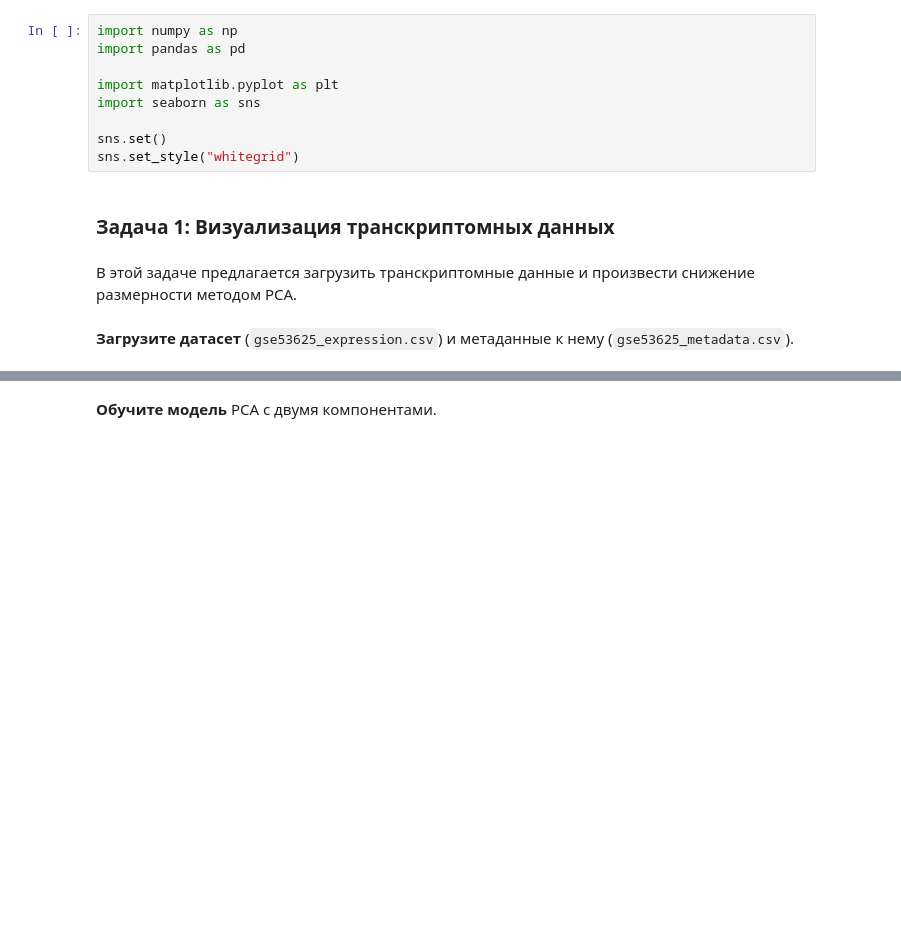
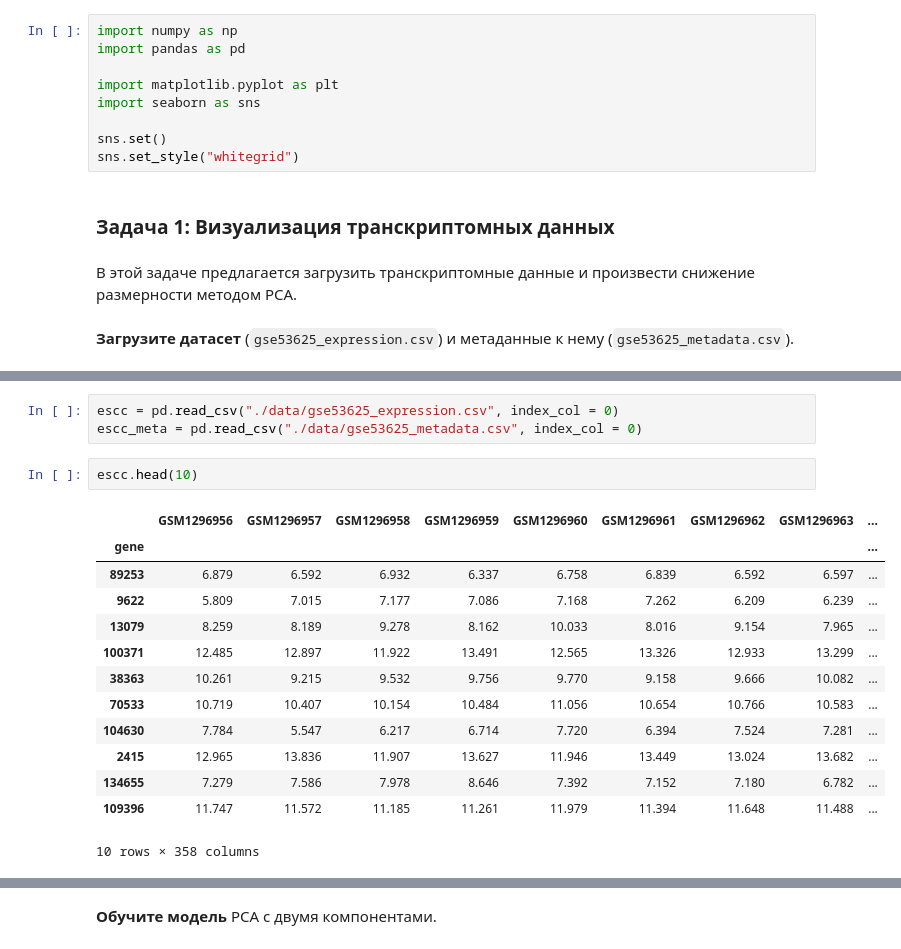
Before and after one commit to Existanze54/sirius-machine-learning-2025, a Jupyter notebook: Seminars/BioInf/S6_DimRed.ipynb, the cells around one changed output, grey strips where cells are left out. Drawn from its saved outputs; the diff is of its cells as text; blank space fills up the shorter version.

```diff
--- a/Seminars/BioInf/S6_DimRed.ipynb
+++ b/Seminars/BioInf/S6_DimRed.ipynb
@@ -26,0 +41,19 @@ sns.set_style("whitegrid")
+# %%
+escc = pd.read_csv("./data/gse53625_expression.csv", index_col = 0)
+escc_meta = pd.read_csv("./data/gse53625_metadata.csv", index_col = 0)
+# %%
+escc.head(10)
+# %% [output]
+|  | GSM1296956 | GSM1296957 | GSM1296958 | GSM1296959 | GSM1296960 | GSM1296961 | GSM1296962 | GSM1296963 | ... |
+| gene |  |  |  |  |  |  |  |  | ... |
+| 89253 | 6.879 | 6.592 | 6.932 | 6.337 | 6.758 | 6.839 | 6.592 | 6.597 | ... |
+| 9622 | 5.809 | 7.015 | 7.177 | 7.086 | 7.168 | 7.262 | 6.209 | 6.239 | ... |
+| 13079 | 8.259 | 8.189 | 9.278 | 8.162 | 10.033 | 8.016 | 9.154 | 7.965 | ... |
+| 100371 | 12.485 | 12.897 | 11.922 | 13.491 | 12.565 | 13.326 | 12.933 | 13.299 | ... |
+| 38363 | 10.261 | 9.215 | 9.532 | 9.756 | 9.770 | 9.158 | 9.666 | 10.082 | ... |
+| 70533 | 10.719 | 10.407 | 10.154 | 10.484 | 11.056 | 10.654 | 10.766 | 10.583 | ... |
+| 104630 | 7.784 | 5.547 | 6.217 | 6.714 | 7.720 | 6.394 | 7.524 | 7.281 | ... |
+| 2415 | 12.965 | 13.836 | 11.907 | 13.627 | 11.946 | 13.449 | 13.024 | 13.682 | ... |
+| 134655 | 7.279 | 7.586 | 7.978 | 8.646 | 7.392 | 7.152 | 7.180 | 6.782 | ... |
+| 109396 | 11.747 | 11.572 | 11.185 | 11.261 | 11.979 | 11.394 | 11.648 | 11.488 | ... |
+10 rows × 358 columns
```
Also changed, not shown: parts of 10 cells of this notebook.
